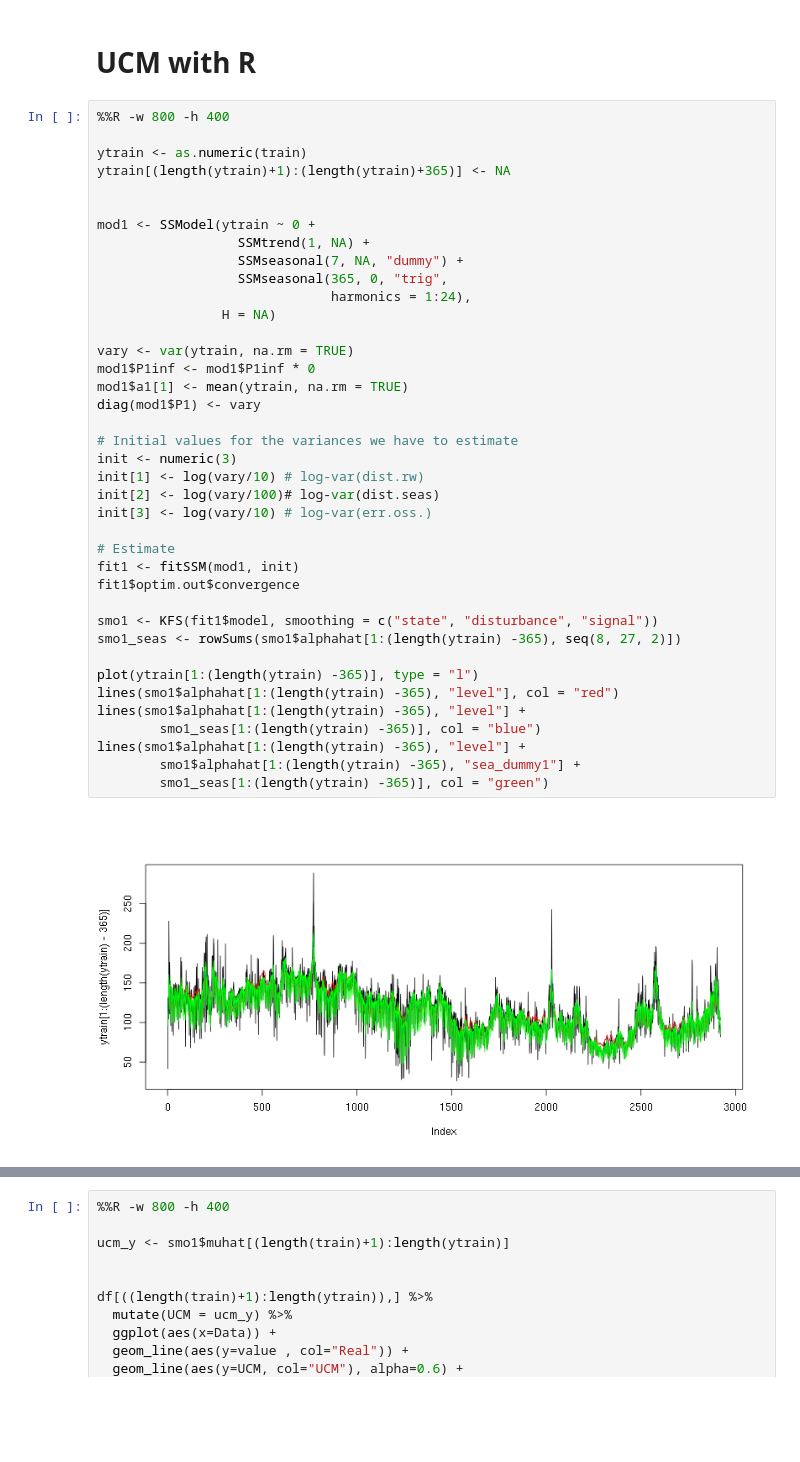
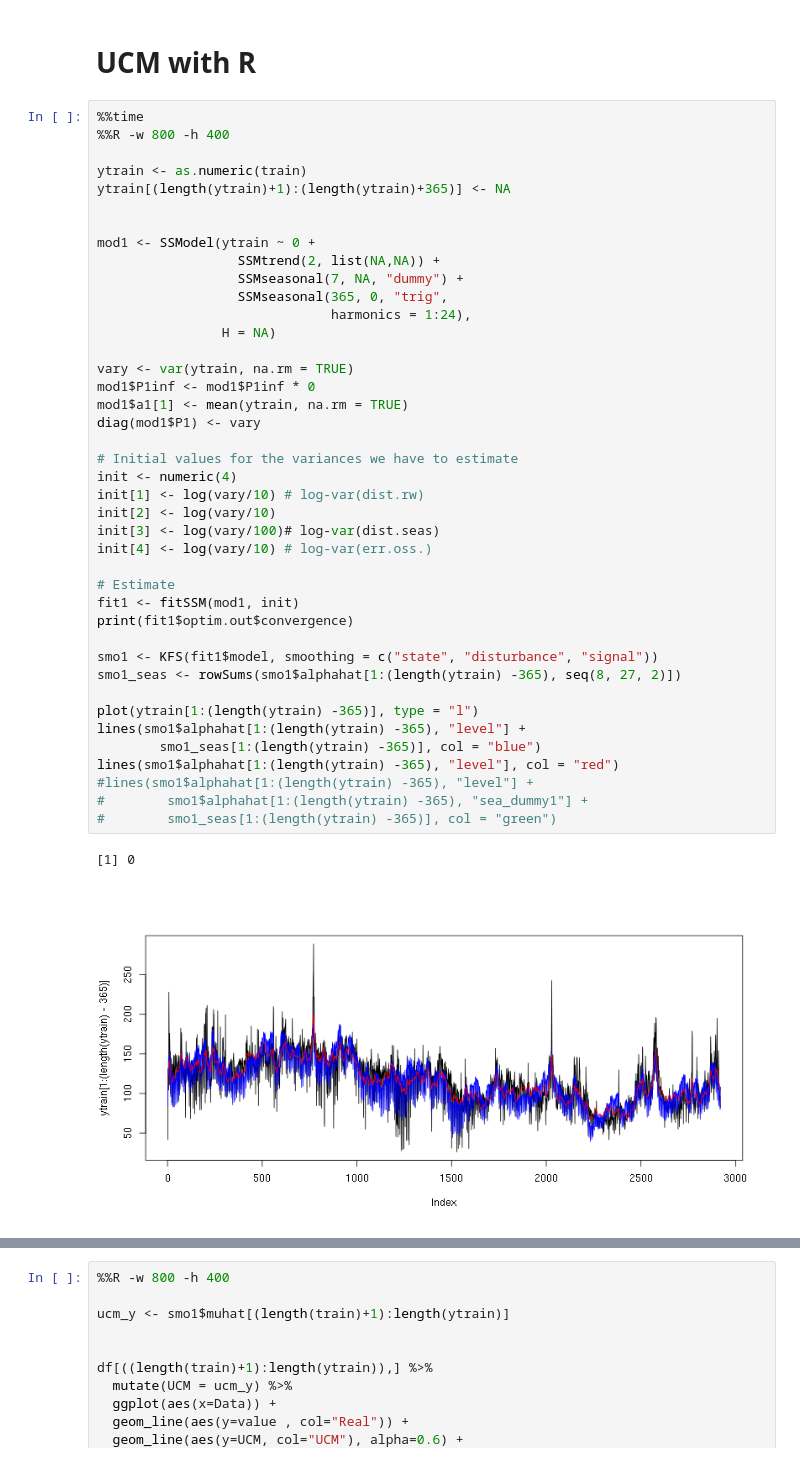
Before and after one commit to pkasela/Time_Series-Project, a Jupyter notebook: Pranav_Kasela_846965.ipynb, the cells around one changed output, grey strips where cells are left out. Saved outputs shown, nothing was run; the diff lists cells and outputs as text; blank space fills up the shorter version.

```diff
--- a/Pranav_Kasela_846965.ipynb
+++ b/Pranav_Kasela_846965.ipynb
@@ -407,43 +420,46 @@ ggplot() +
 # %% [markdown]
 # UCM with R
 # %%
+%%time
 %%R -w 800 -h 400
 
 ytrain <- as.numeric(train)
 ytrain[(length(ytrain)+1):(length(ytrain)+365)] <- NA
 
 
 mod1 <- SSModel(ytrain ~ 0 +
-                  SSMtrend(1, NA) +
+                  SSMtrend(2, list(NA,NA)) +
                   SSMseasonal(7, NA, "dummy") +
                   SSMseasonal(365, 0, "trig",
                               harmonics = 1:24),
                 H = NA)
 
 vary <- var(ytrain, na.rm = TRUE)
 mod1$P1inf <- mod1$P1inf * 0
 mod1$a1[1] <- mean(ytrain, na.rm = TRUE)
 diag(mod1$P1) <- vary
 
 # Initial values for the variances we have to estimate
-init <- numeric(3)
+init <- numeric(4)
 init[1] <- log(vary/10) # log-var(dist.rw)
-init[2] <- log(vary/100)# log-var(dist.seas)
-init[3] <- log(vary/10) # log-var(err.oss.)
+init[2] <- log(vary/10)
+init[3] <- log(vary/100)# log-var(dist.seas)
+init[4] <- log(vary/10) # log-var(err.oss.)
 
 # Estimate
 fit1 <- fitSSM(mod1, init)
-fit1$optim.out$convergence
+print(fit1$optim.out$convergence)
 
 smo1 <- KFS(fit1$model, smoothing = c("state", "disturbance", "signal"))
 smo1_seas <- rowSums(smo1$alphahat[1:(length(ytrain) -365), seq(8, 27, 2)])
 
 plot(ytrain[1:(length(ytrain) -365)], type = "l")
-lines(smo1$alphahat[1:(length(ytrain) -365), "level"], col = "red")
 lines(smo1$alphahat[1:(length(ytrain) -365), "level"] +
         smo1_seas[1:(length(ytrain) -365)], col = "blue")
-lines(smo1$alphahat[1:(length(ytrain) -365), "level"] +
-        smo1$alphahat[1:(length(ytrain) -365), "sea_dummy1"] +
-        smo1_seas[1:(length(ytrain) -365)], col = "green")
+lines(smo1$alphahat[1:(length(ytrain) -365), "level"], col = "red")
+#lines(smo1$alphahat[1:(length(ytrain) -365), "level"] +
+#        smo1$alphahat[1:(length(ytrain) -365), "sea_dummy1"] +
+#        smo1_seas[1:(length(ytrain) -365)], col = "green")
 # %% [output]
+[1] 0
-[figure, old version]
+[figure, new version]
```
Also changed, not shown: parts of 18 cells of this notebook, 1 other file.
